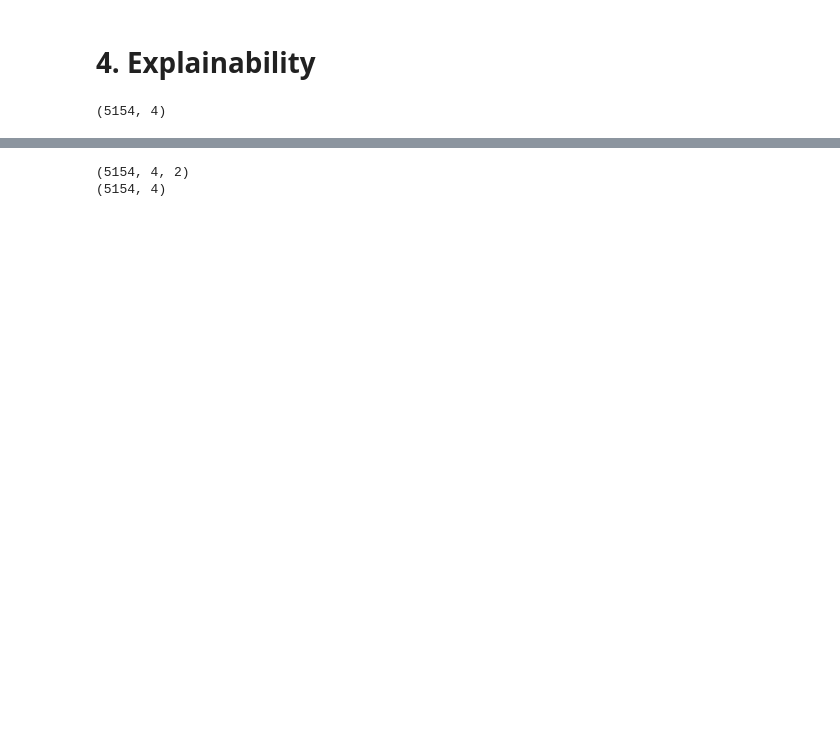
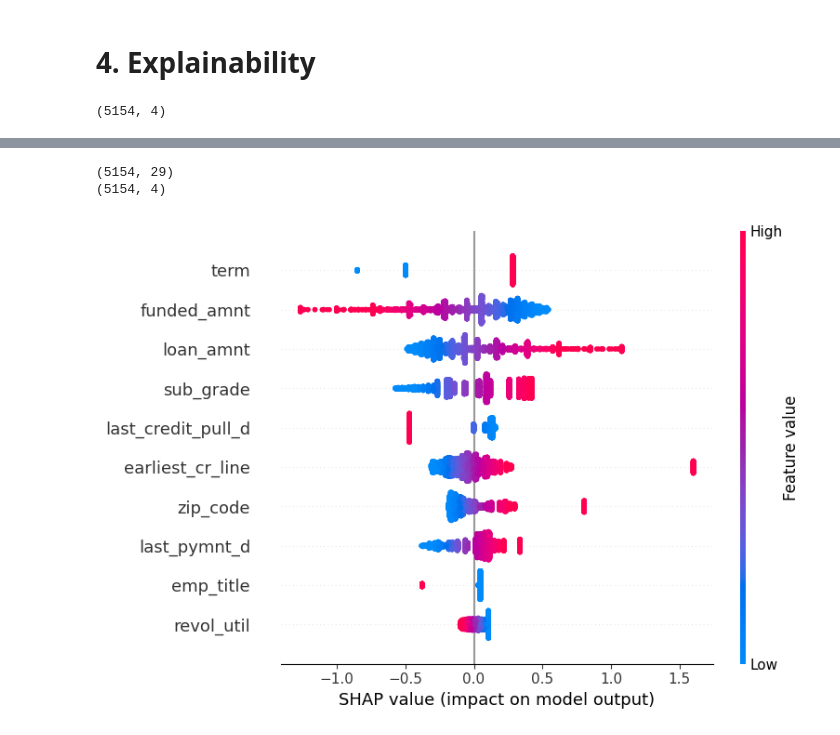
Before and after one commit to Meanliss/Project-midterm, a Jupyter notebook: MIDTERM.ipynb, the cells around one changed output, grey strips where cells are left out. Drawn from its saved outputs; the diff is of its cells as text; code cells hidden in the pictures; blank space fills up the shorter version.

```diff
--- a/MIDTERM.ipynb
+++ b/MIDTERM.ipynb
@@ -1364,28 +1369,24 @@ display(plt.gcf())
 # %%
-print(shap_values_dt.shape)
+print(X_val_selected_dict['logistic'].shape)
 print(X_val_selected_dict['decision tree'].shape)
 # %% [output]
-(5154, 4, 2)
+(5154, 29)
 (5154, 4)
-# %%
-# SHAP values for Decision Tree
-explainer_dt = shap.TreeExplainer(decision_tree_model)
-shap_values_dt = explainer_dt.shap_values(X_test)
-
-# SHAP values for Logistic Regression
-explainer_lr = shap.LinearExplainer(logistic_model, X_train_selected)
-shap_values_lr = explainer_lr.shap_values(X_test_selected)
-
-# SHAP values for Neural Network
-explainer_nn = shap.DeepExplainer(neural_network_model, X_train_tensor)
-shap_values_nn = explainer_nn.shap_values(X_test_tensor)
-
-# SHAP summary plots for each model
-print("SHAP Summary Plot for Decision Tree")
-shap.summary_plot(shap_values_dt[1], X_test)
-
-print("SHAP Summary Plot for Logistic Regression")
-shap.summary_plot(shap_values_lr[1], X_test)
-
-print("SHAP Summary Plot for Neural Network")
-shap.summary_plot(shap_values_nn[1], X_test_tensor)
+# %%
+plt.clf()
+# SHAP values for Decision Tree
+# explainer_dt = shap.LinearExplainer(logistic_model,
+#                                   data = X_val_selected_dict['logistic'])
+explainer_lr = shap.LinearExplainer(logistic_model,
+                                    masker=shap.maskers.Independent(X_val_selected_dict['logistic']))
+
+shap_values_lr = explainer_dt.shap_values(X_val_selected_dict['logistic'])
+
+shap.summary_plot(shap_values_lr[:,:],
+                  X_val_selected_dict['logistic'],
+                  max_display = 10)
+
+plt.show()
+display(plt.gcf())
+# %% [output]
+[figure, added]
```
Also changed, not shown: parts of 13 cells of this notebook.
